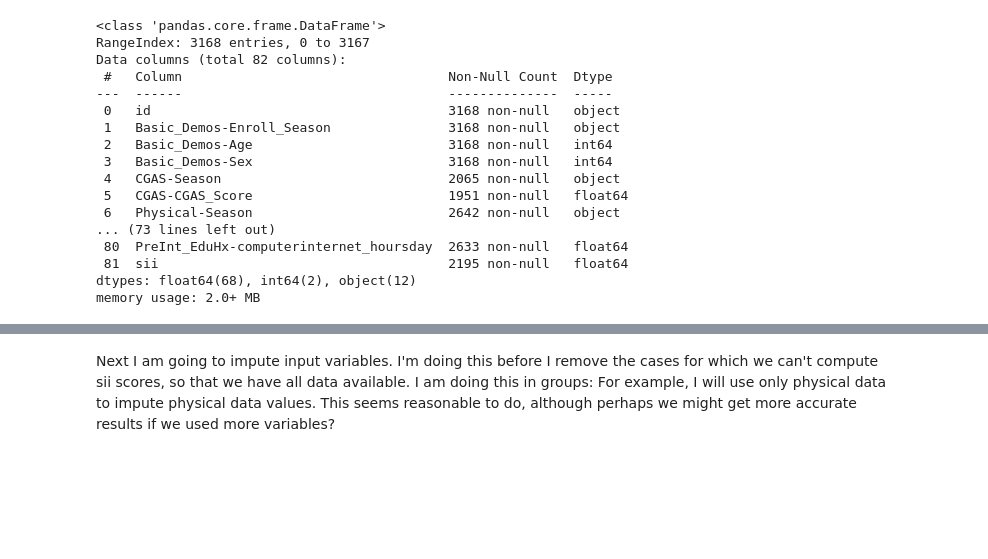
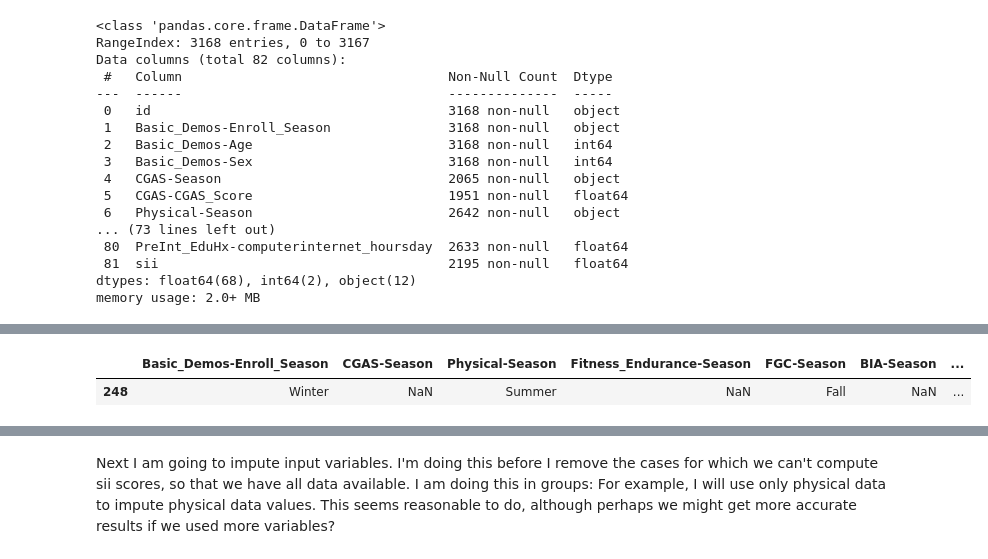
Before and after one commit to aarondweinberg/CMI_problematic_internet_use, a Jupyter notebook: Data_Cleaning.ipynb, the cells around one changed output, grey strips where cells are left out. Cells and saved outputs as stored; diff of their text form; code cells hidden in the pictures; blank space fills up the shorter version.

```diff
--- a/Data_Cleaning.ipynb
+++ b/Data_Cleaning.ipynb
@@ -44,0 +47,9 @@ memory usage: 2.0+ MB
+# %%
+# Load the accelerometer data set Accelerometer_enmo_anglez_daily_averages.csv
+accel = pd.read_csv('Accelerometer_enmo_anglez_daily_averages.csv')
+
+# Merge train  on the 'id' column and accel on the 'ID' column
+train = train.merge(accel, left_on='id', right_on='ID')
+
+# It seems unlikly that we're going to want the ENMO_Avg_All_Days_MVPA192 or ENMO_Avg_All_Days_MVPA110 or Positive_Anglez_All_Days variables, so remove them
+train = train.drop(columns=['ENMO_Avg_All_Days_MVPA192', 'ENMO_Avg_All_Days_MVPA110', 'Positive_Anglez_All_Days'])
@@ -44,0 +62,3 @@ memory usage: 2.0+ MB
+# %%
+# Create a new variable FitnessGram_Zone_Toal that is the sum of FGC-FGC_CU_Zone, FGC-FGC_PU_Zone, FGC-FGC_SRL_Zone, and FGC-FGC_TL_Zone
+train['FitnessGram_Zone_Total'] = train['FGC-FGC_CU_Zone'] + train['FGC-FGC_PU_Zone'] + train['FGC-FGC_SRL_Zone'] + train['FGC-FGC_TL_Zone']
@@ -44,0 +73,9 @@ memory usage: 2.0+ MB
+# %%
+# Create a set of rows that has a value in both the PAQ_A-PAQ_A_Total and PAQ_C-PAQ_C_Total variable
+PAQ_A_and_C_rows=train[(train['PAQ_A-PAQ_A_Total']>=0) & (train['PAQ_C-PAQ_C_Total']>=0)]
+
+# Print all variables with 'Season' in their name in PAQ_A_and_C_rows
+PAQ_A_and_C_rows.filter(like='Season')
+# %% [output]
+|  | Basic_Demos-Enroll_Season | CGAS-Season | Physical-Season | Fitness_Endurance-Season | FGC-Season | BIA-Season | ... |
+| 248 | Winter | NaN | Summer | NaN | Fall | NaN | ... |
```
Also changed, not shown: parts of 10 cells of this notebook, 1 other file.
